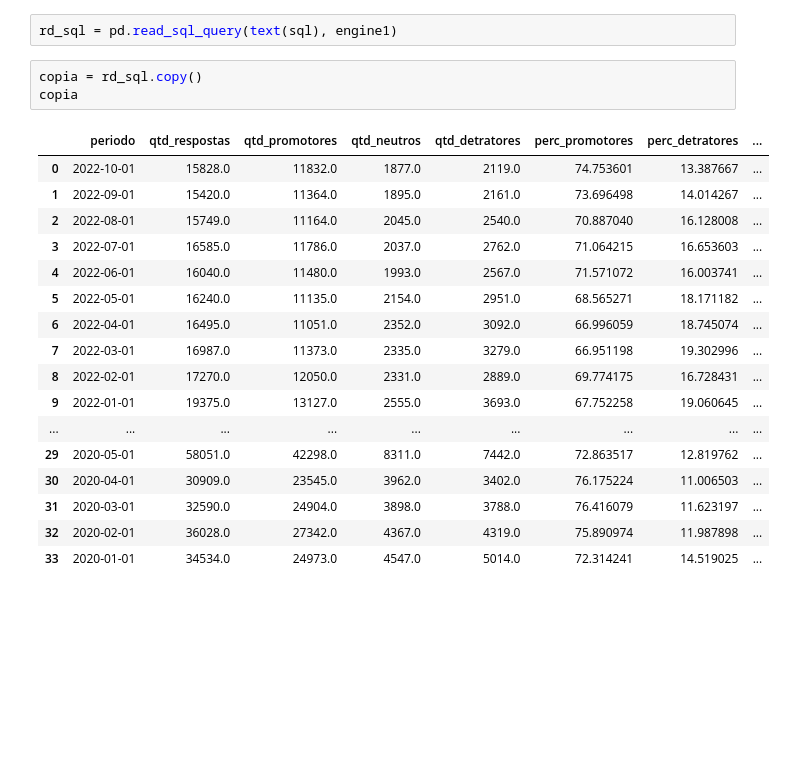
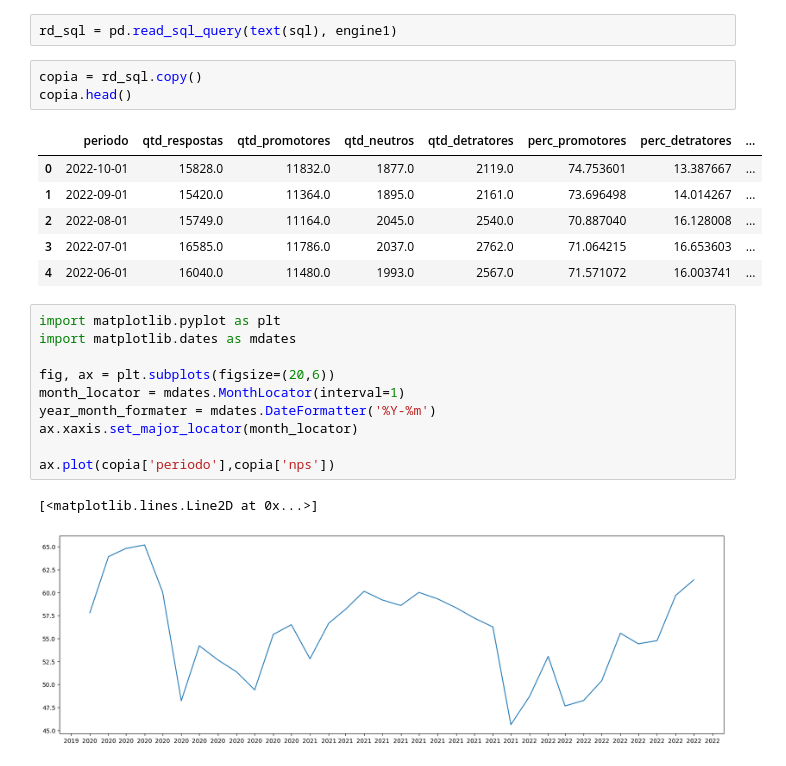
Before and after one commit to mvvilasboas/NPS_Bulky, a Jupyter notebook: reportMarcus/consultaMensalNPS.ipynb, the cells around one changed output. Drawn from its saved outputs; the diff is of its cells as text; blank space fills up the shorter version.

```diff
--- a/reportMarcus/consultaMensalNPS.ipynb
+++ b/reportMarcus/consultaMensalNPS.ipynb
@@ -48,22 +47,24 @@ order by 1 desc
 rd_sql = pd.read_sql_query(text(sql), engine1)
 # %%
 copia = rd_sql.copy()
-copia
+copia.head()
 # %% [output]
 |  | periodo | qtd_respostas | qtd_promotores | qtd_neutros | qtd_detratores | perc_promotores | perc_detratores | ... |
 | 0 | 2022-10-01 | 15828.0 | 11832.0 | 1877.0 | 2119.0 | 74.753601 | 13.387667 | ... |
 | 1 | 2022-09-01 | 15420.0 | 11364.0 | 1895.0 | 2161.0 | 73.696498 | 14.014267 | ... |
 | 2 | 2022-08-01 | 15749.0 | 11164.0 | 2045.0 | 2540.0 | 70.887040 | 16.128008 | ... |
 | 3 | 2022-07-01 | 16585.0 | 11786.0 | 2037.0 | 2762.0 | 71.064215 | 16.653603 | ... |
 | 4 | 2022-06-01 | 16040.0 | 11480.0 | 1993.0 | 2567.0 | 71.571072 | 16.003741 | ... |
-| 5 | 2022-05-01 | 16240.0 | 11135.0 | 2154.0 | 2951.0 | 68.565271 | 18.171182 | ... |
-| 6 | 2022-04-01 | 16495.0 | 11051.0 | 2352.0 | 3092.0 | 66.996059 | 18.745074 | ... |
-| 7 | 2022-03-01 | 16987.0 | 11373.0 | 2335.0 | 3279.0 | 66.951198 | 19.302996 | ... |
-| 8 | 2022-02-01 | 17270.0 | 12050.0 | 2331.0 | 2889.0 | 69.774175 | 16.728431 | ... |
-| 9 | 2022-01-01 | 19375.0 | 13127.0 | 2555.0 | 3693.0 | 67.752258 | 19.060645 | ... |
-| ... | ... | ... | ... | ... | ... | ... | ... | ... |
-| 29 | 2020-05-01 | 58051.0 | 42298.0 | 8311.0 | 7442.0 | 72.863517 | 12.819762 | ... |
-| 30 | 2020-04-01 | 30909.0 | 23545.0 | 3962.0 | 3402.0 | 76.175224 | 11.006503 | ... |
-| 31 | 2020-03-01 | 32590.0 | 24904.0 | 3898.0 | 3788.0 | 76.416079 | 11.623197 | ... |
-| 32 | 2020-02-01 | 36028.0 | 27342.0 | 4367.0 | 4319.0 | 75.890974 | 11.987898 | ... |
-| 33 | 2020-01-01 | 34534.0 | 24973.0 | 4547.0 | 5014.0 | 72.314241 | 14.519025 | ... |
+# %%
+import matplotlib.pyplot as plt
+import matplotlib.dates as mdates
+
+fig, ax = plt.subplots(figsize=(20,6))
+month_locator = mdates.MonthLocator(interval=1)
+year_month_formater = mdates.DateFormatter('%Y-%m')
+ax.xaxis.set_major_locator(month_locator)
+
+ax.plot(copia['periodo'],copia['nps'])
+# %% [output]
+[<matplotlib.lines.Line2D at 0x...>]
+[figure, added]
```
Also changed, not shown: parts of 1 cell of this notebook.
